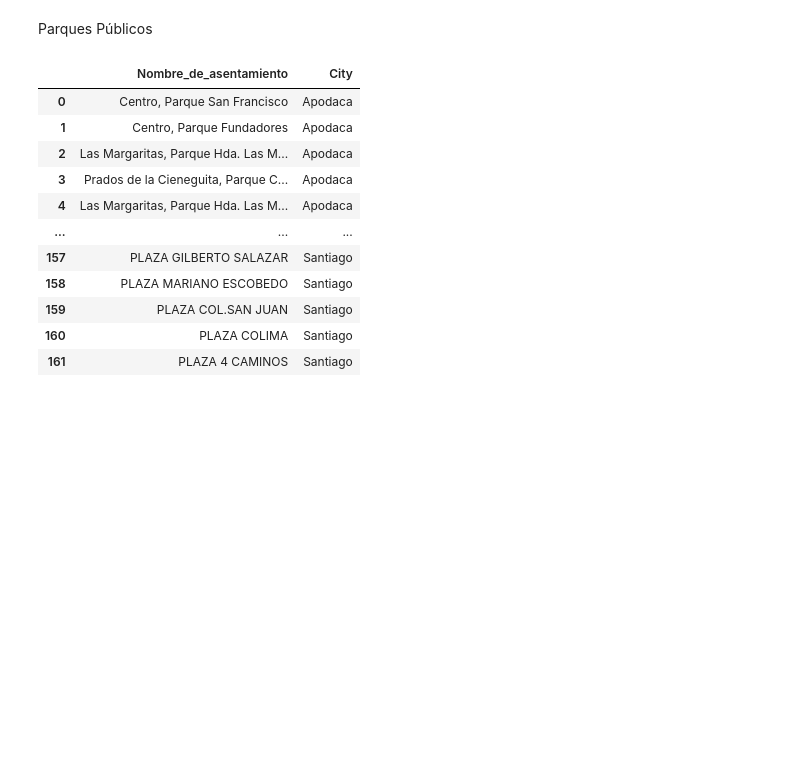
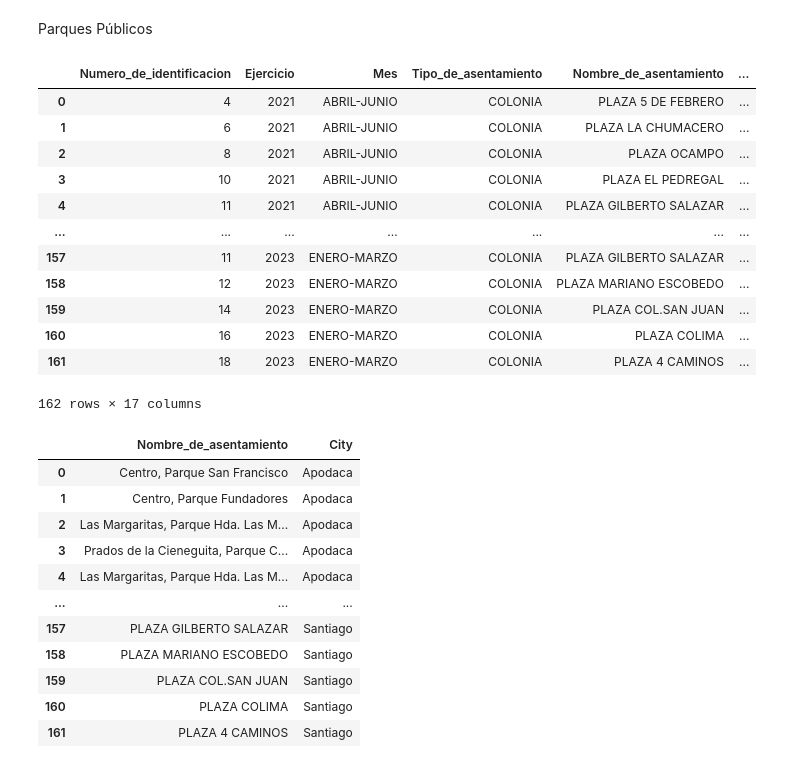
Before and after one commit to JosePabloGFnl/Monterrey-Violence, a Jupyter notebook: city-crimes.ipynb, the cells around one changed output. Saved outputs shown, nothing was run; the diff lists cells and outputs as text; code cells hidden in the pictures; blank space fills up the shorter version.

```diff
--- a/city-crimes.ipynb
+++ b/city-crimes.ipynb
@@ -219,6 +221,22 @@ add_city_function(parques_monterrey,'Monterrey')
 add_city_function(parques_san_nico,'San Nicolás de los Garza')
 add_city_function(parques_santa,'Santa Catarina')
 add_city_function(parques_santiago,'Santiago')
+# %%
+parques_santiago
+# %% [output]
+|  | Numero_de_identificacion | Ejercicio | Mes | Tipo_de_asentamiento | Nombre_de_asentamiento | ... |
+| 0 | 4 | 2021 | ABRIL-JUNIO | COLONIA | PLAZA 5 DE FEBRERO | ... |
+| 1 | 6 | 2021 | ABRIL-JUNIO | COLONIA | PLAZA LA CHUMACERO | ... |
+| 2 | 8 | 2021 | ABRIL-JUNIO | COLONIA | PLAZA OCAMPO | ... |
+| 3 | 10 | 2021 | ABRIL-JUNIO | COLONIA | PLAZA EL PEDREGAL | ... |
+| 4 | 11 | 2021 | ABRIL-JUNIO | COLONIA | PLAZA GILBERTO SALAZAR | ... |
+| ... | ... | ... | ... | ... | ... | ... |
+| 157 | 11 | 2023 | ENERO-MARZO | COLONIA | PLAZA GILBERTO SALAZAR | ... |
+| 158 | 12 | 2023 | ENERO-MARZO | COLONIA | PLAZA MARIANO ESCOBEDO | ... |
+| 159 | 14 | 2023 | ENERO-MARZO | COLONIA | PLAZA COL.SAN JUAN | ... |
+| 160 | 16 | 2023 | ENERO-MARZO | COLONIA | PLAZA COLIMA | ... |
+| 161 | 18 | 2023 | ENERO-MARZO | COLONIA | PLAZA 4 CAMINOS | ... |
+162 rows × 17 columns
 # %%
 parques = pd.concat([parques_apodaca, parques_garcia, parques_escobedo, parques_guadalupe, parques_juarez, parques_monterrey, parques_san_nico, parques_santa, parques_santiago])
 parques = parques[[" Nombre_de_asentamiento", "City"]]
```
Also changed, not shown: parts of 1 cell of this notebook, 1 other file.
